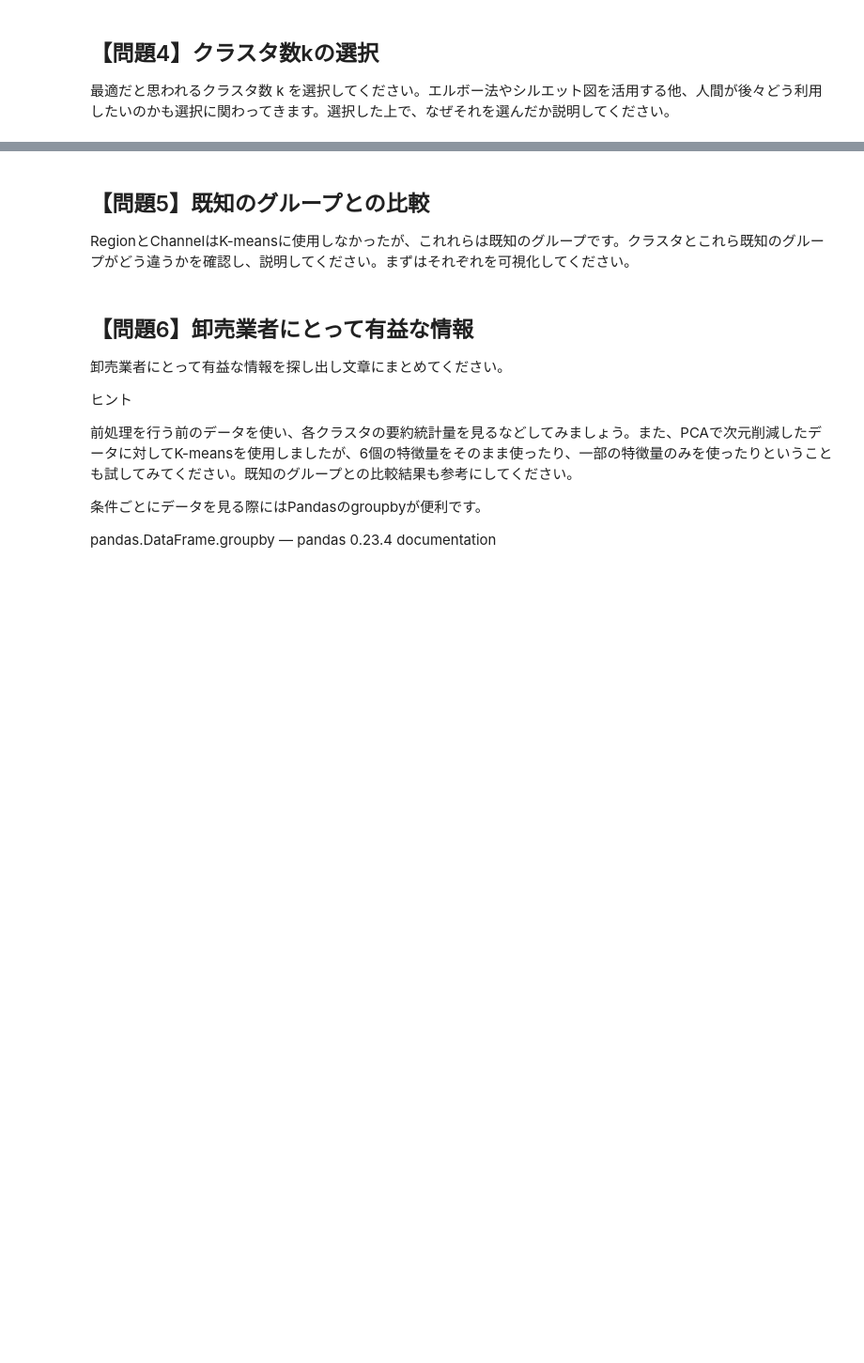
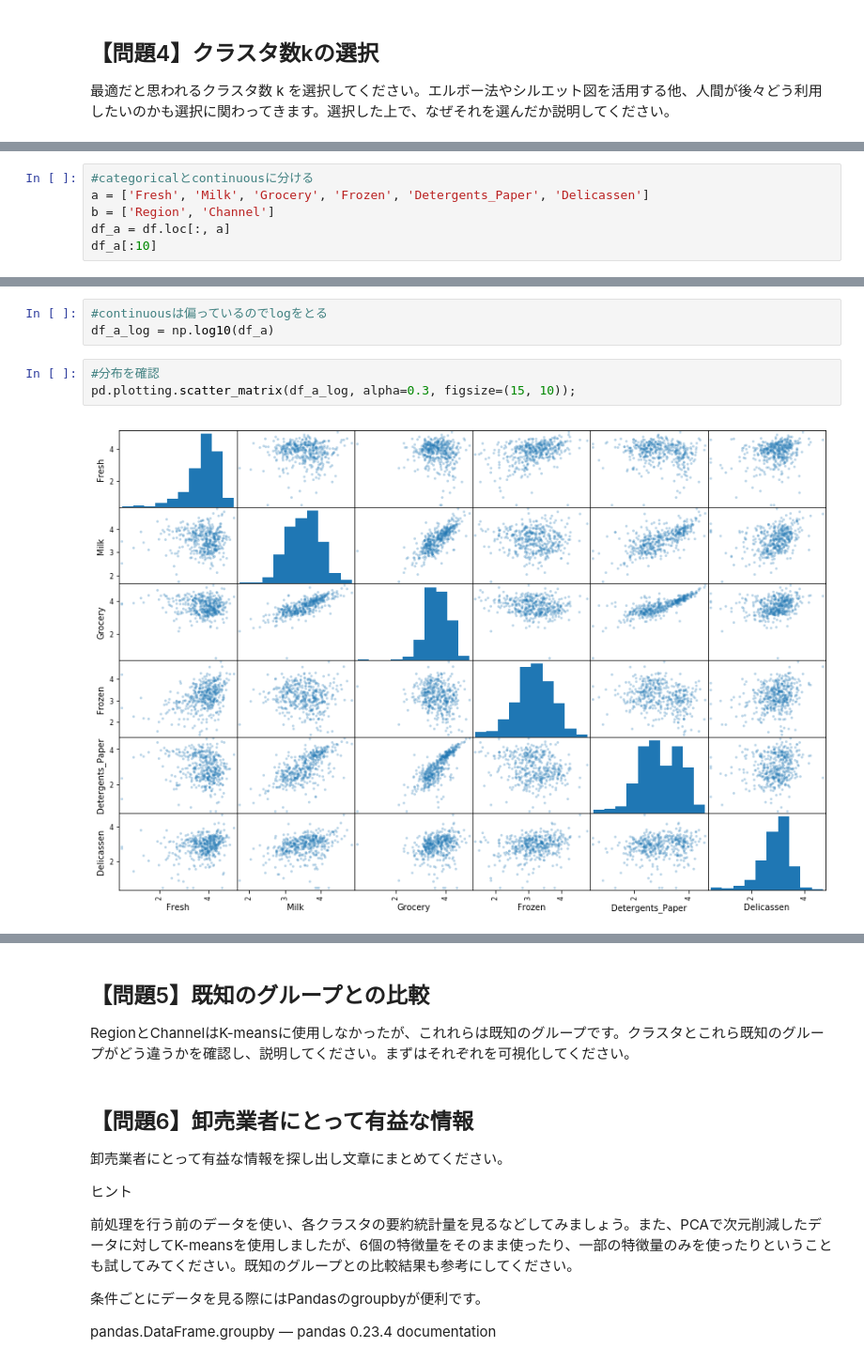
Before and after one commit to ohmorimori/diveintocode-ml, a Jupyter notebook: diveintocode-term1/sprint/sprint7/sprint7-ml-scratch-clustering.ipyn.ipynb, the cells around one changed output, grey strips where cells are left out. Shown at 94% size. Cells and saved outputs as stored; diff of their text form; blank space fills up the shorter version.

```diff
--- a/diveintocode-term1/sprint/sprint7/sprint7-ml-scratch-clustering.ipyn.ipynb
+++ b/diveintocode-term1/sprint/sprint7/sprint7-ml-scratch-clustering.ipyn.ipynb
@@ -388,0 +497,6 @@ k
+# %%
+#categoricalとcontinuousに分ける
+a = ['Fresh', 'Milk', 'Grocery', 'Frozen', 'Detergents_Paper', 'Delicassen']
+b = ['Region', 'Channel']
+df_a = df.loc[:, a]
+df_a[:10]
@@ -388,0 +530,8 @@ k
+# %%
+#continuousは偏っているのでlogをとる
+df_a_log = np.log10(df_a)
+# %%
+#分布を確認
+pd.plotting.scatter_matrix(df_a_log, alpha=0.3, figsize=(15, 10));
+# %% [output]
+[figure, added]
```
Also changed, not shown: parts of 36 cells of this notebook.
